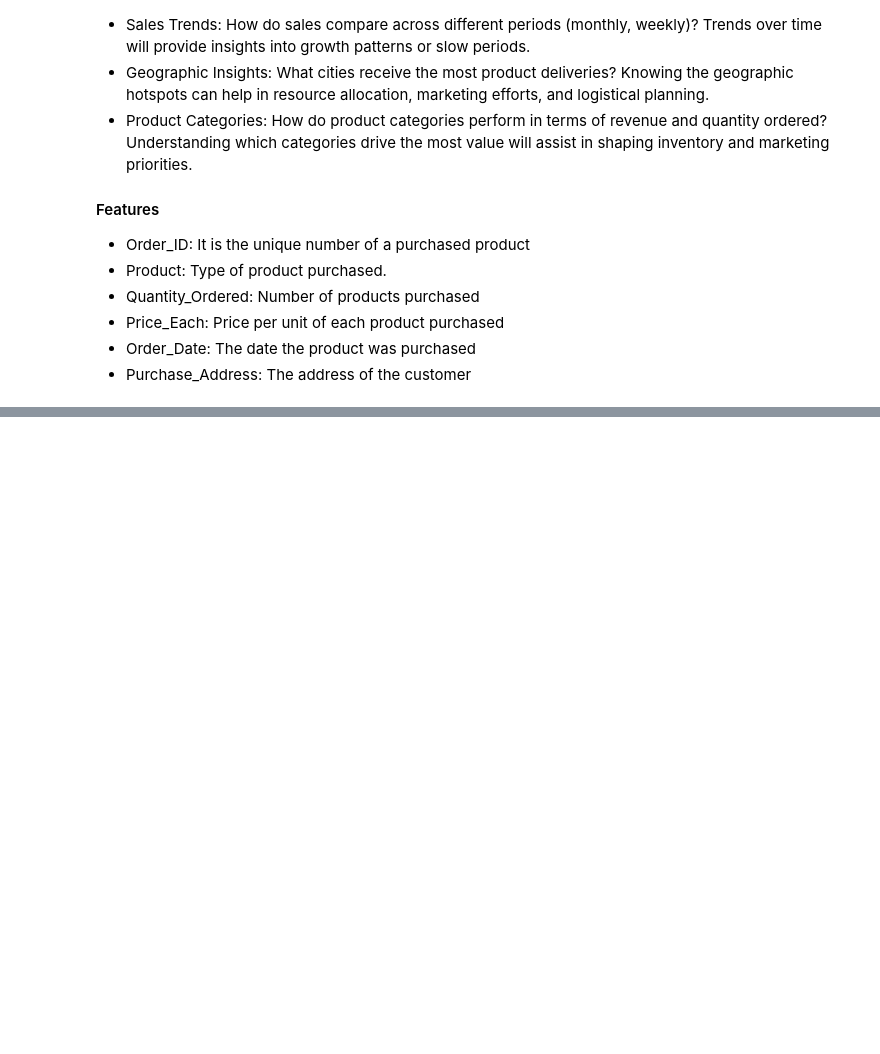
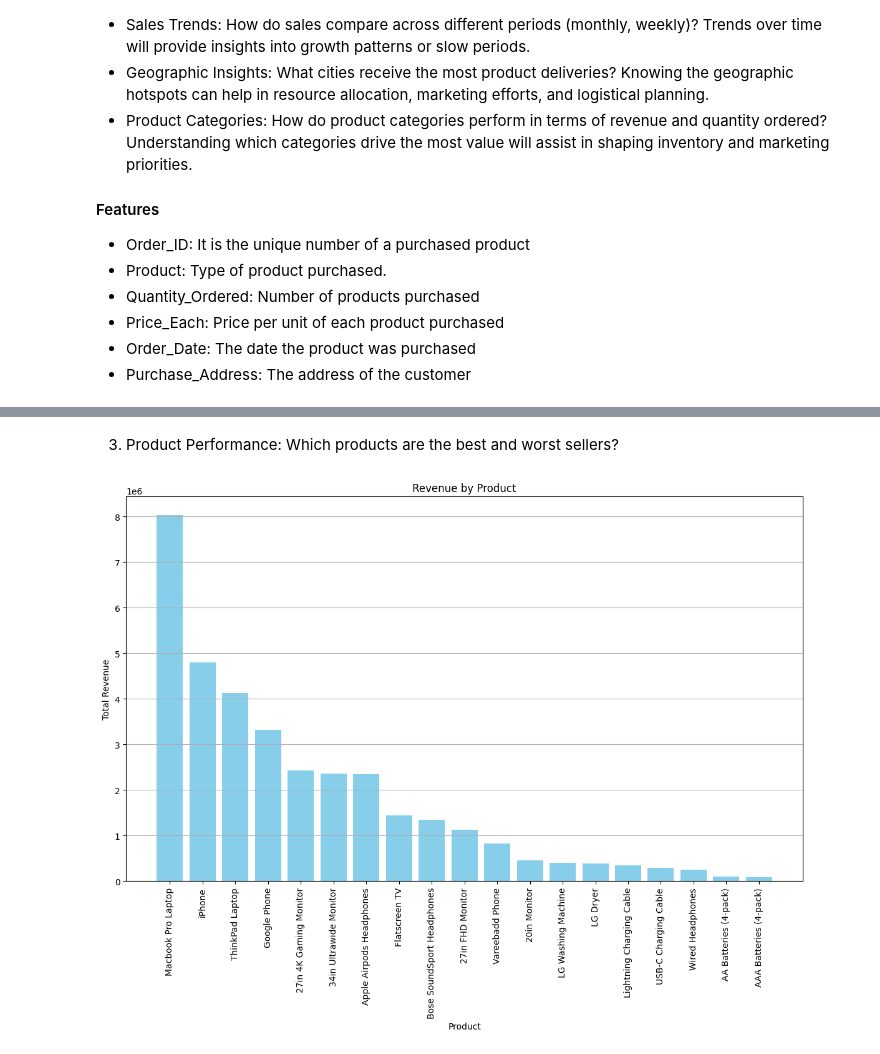
Before and after one commit to Chebet-Mercy/Business-Intelligence-Analysis, a Jupyter notebook: notebooks/main.ipynb, the cells around one changed output, grey strips where cells are left out. Cells and saved outputs as stored; diff of their text form; code cells hidden in the pictures; blank space fills up the shorter version.

```diff
--- a/notebooks/main.ipynb
+++ b/notebooks/main.ipynb
@@ -33,0 +540,20 @@ The business goal is to design and deliver a comprehensive Business Intelligence
+# %% [markdown]
+3. Product Performance: Which products are the best and worst sellers?
+# %%
+# Aggregate revenue by product
+product_sales = sales_df.groupby('Product').agg({'Revenue': 'sum'}).reset_index()
+
+# Sort products by revenue for better visualization
+product_sales_sorted = product_sales.sort_values(by='Revenue', ascending=False)
+
+# Plot the bar graph
+plt.figure(figsize=(14, 8))
+plt.bar(product_sales_sorted['Product'], product_sales_sorted['Revenue'], color='skyblue')
+plt.title('Revenue by Product')
+plt.xlabel('Product')
+plt.ylabel('Total Revenue')
+plt.xticks(rotation=90)  # Rotate x-axis labels for better readability
+plt.grid(axis='y')
+plt.show()
+# %% [output]
+[figure, added]
```
Also changed, not shown: parts of 55 cells of this notebook, 2 other files.
